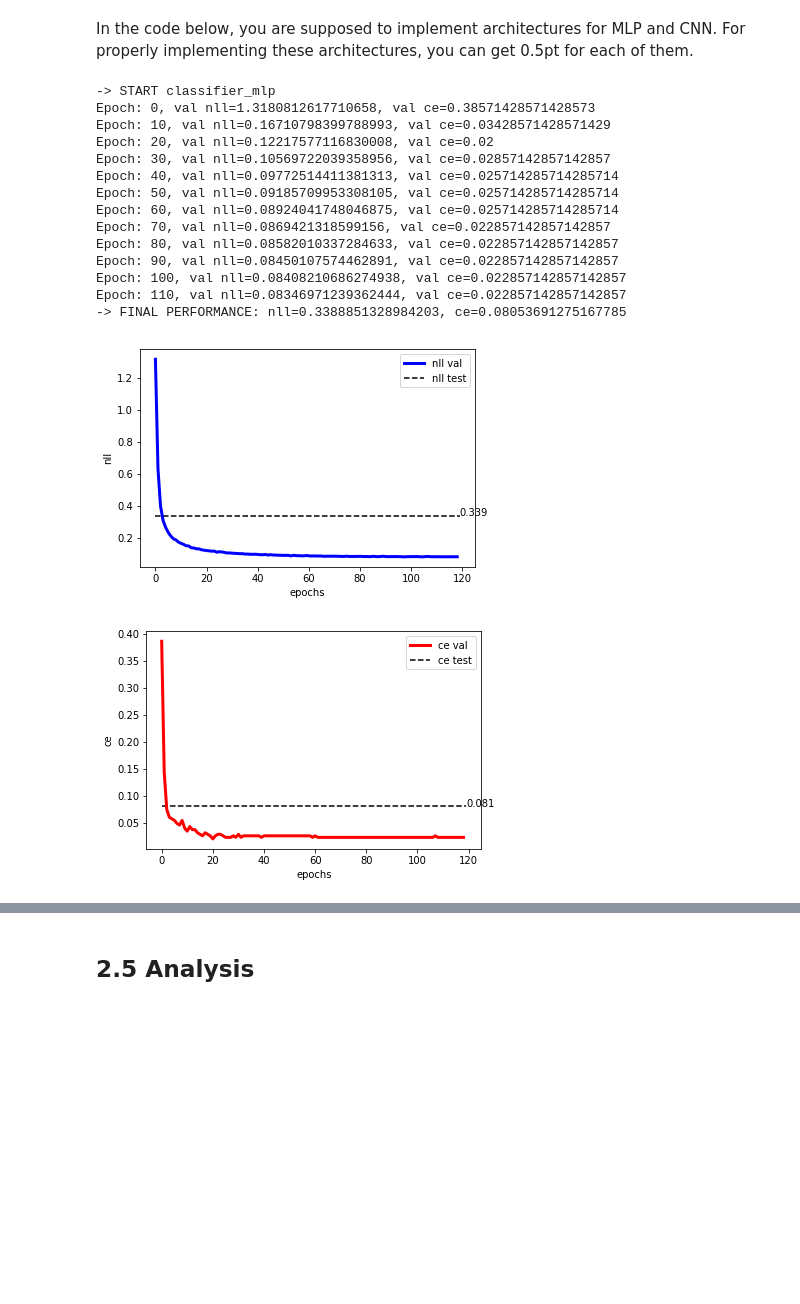
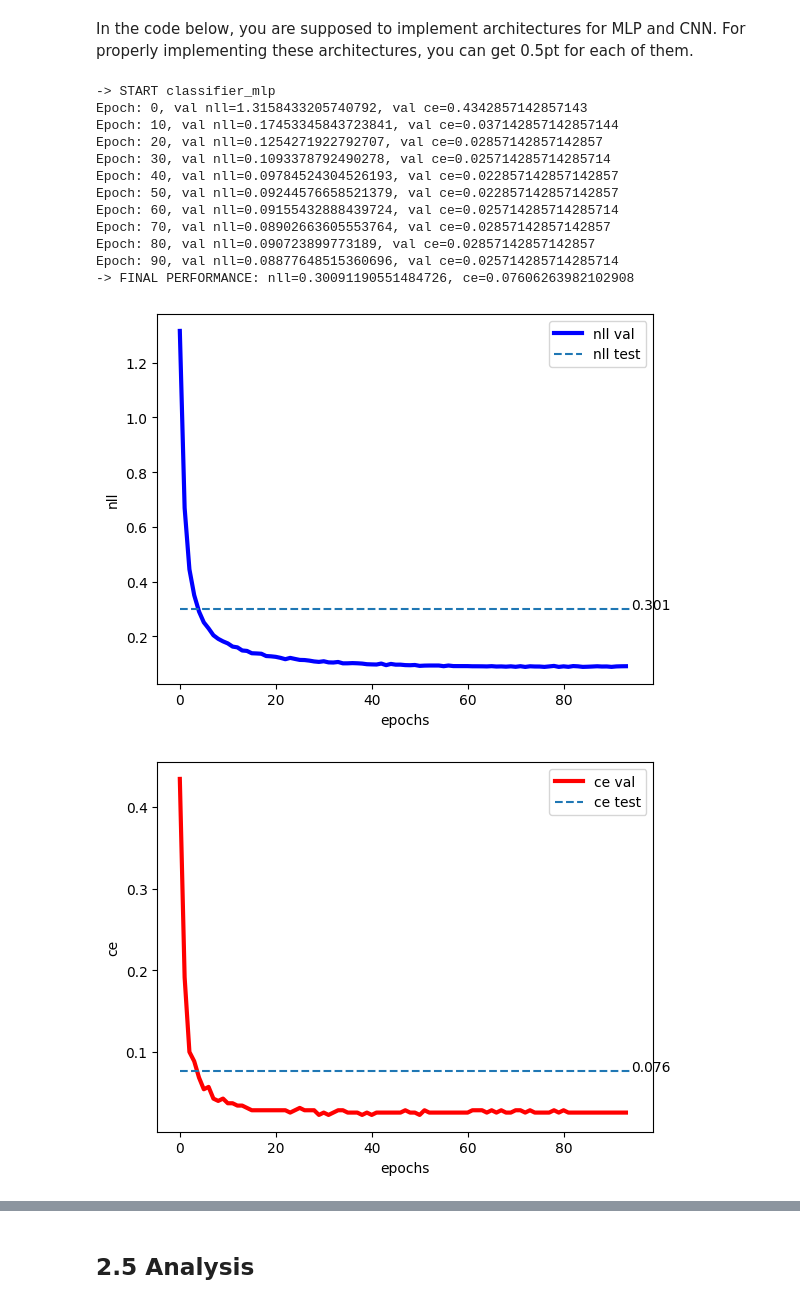
Before and after one commit to iremddemir/computational_intelligence, a Jupyter notebook: assignment_4.ipynb, the cells around one changed output, grey strips where cells are left out. Drawn from its saved outputs; the diff is of its cells as text; code cells hidden in the pictures; blank space fills up the shorter version.

Commit message:
finalize assignment4

```diff
--- a/assignment_4.ipynb
+++ b/assignment_4.ipynb
@@ -43,7 +45,8 @@ drive.mount("/content/gdrive")
 # IF YOU USE COLAB, THIS IS VERY USEFUL! OTHERWISE, PLEASE REMOVE IT.
 # PLEASE CHANGE IT TO YOUR OWN GOOGLE DRIVE!
 #results_dir = "/content/gdrive/My_Drive/Colab Notebooks/TEACHING/"
-results_dir = "./"
+
+results_dir = "/content/gdrive/MyDrive/CI"
 # %%
 # PLEASE DO NOT REMOVE!
 # This is a class for the dataset of small (8px x 8px) digits.
@@ -424,12 +446,13 @@ for name in names:
             ('reshape', Reshape(size=(1, 8, 8))),
             # Flatten the vector
             ('flatten', Flatten()),
-            # Linear layer
+            # Linear layer that has D input and M output neurons
             ('linear1', nn.Linear(D, M)),
-            # ReLU activation
-            ('relu1', nn.ReLU()),
-            # Linear layer
+            # Leaky ReLU activation for non-linearity
+            ('leakyrelu1', nn.LeakyReLU()),
+            # Linear layer that has M input and M output neurons
             ('linear2', nn.Linear(M, M)),
+            # logsoftmax activation as a last layer
             ('logsoftmax', nn.LogSoftmax(dim=1))
 
         ]))
@@ -453,7 +476,7 @@ for name in names:
         # NOTE: Please remember that the output must be LogSoftmax!
         # ------
         # It has the following structure:
-        # conv - leakyrelu - 2x2 max pool - conv - leaky relu - conv - leaky relu - fc layer - leaky relu- fc layer- logsoftmax
+        # conv - leakyrelu - 2x2 max pool - conv - leaky relu - 2x2 max pool - fc layer - leaky relu- fc layer- logsoftmax
         classnet = nn.Sequential(OrderedDict([
             # Reshape the input to a vector
             ('reshape', Reshape(size=(1, 8, 8))),
@@ -461,22 +484,20 @@ for name in names:
             ('conv1', nn.Conv2d(1, num_kernels, kernel_size=3, stride=1, padding=1)),
             # LeakyReLU activation
             ('leakyrelu1', nn.LeakyReLU()),
-            # 2x2 max pooling
+            # MaxPool for downsampling
             ('maxpool1', nn.MaxPool2d(kernel_size=2, stride=2)),
             # 2nd convolutional layer
             ('conv2', nn.Conv2d(num_kernels, num_kernels, kernel_size=3, stride=1, padding=1)),
             # LeakyReLU activation
             ('leakyrelu2', nn.LeakyReLU()),
-            # 3rd convolutional layer
-            ('conv3', nn.Conv2d(num_kernels, num_kernels, kernel_size=3, stride=1, padding=1)),
+            # MaxPool for downsampling
+            ('maxpool2', nn.MaxPool2d(kernel_size=2, stride=2)),
+            # Flatten before fully connected layers
+            ('flatten', Flatten()),
+            # 1st fully connected layer 128 calculated to fit with input of the prior layer
+            ('linear1', nn.Linear(128, M)),
             # LeakyReLU activation
             ('leakyrelu3', nn.LeakyReLU()),
-            # flatten before fully connected layer
-            ('flatten', Flatten()),
-            # 1st fully connected layer
-            ('linear1', nn.Linear(num_kernels * 4 * 4, M)),
-            # LeakyReLU activation
-            ('leakyrelu4', nn.LeakyReLU()),
             # 2nd fully connected layer
             ('linear2', nn.Linear(M, K)),
             # LogSoftmax activation
@@ -503,46 +524,44 @@ for name in names:
         model=model,
         optimizer=optimizer,
         training_loader=training_loader,
         val_loader=val_loader,
     )
 
     # The final evaluation (on the test set)
     test_loss, test_error = evaluation(name=result_dir + name, test_loader=test_loader)
     # write the results to a file
     f = open(result_dir + name + "_test_loss.txt", "w")
     f.write("NLL: " + str(test_loss) + "\nCE: " + str(test_error))
     f.close()
     # create curves
     plot_curve(
         result_dir + name,
         nll_val,
         file_name="_nll_val_curve.pdf",
         ylabel="nll",
         test_eval=test_loss,
     )
     plot_curve(
         result_dir + name,
         error_val,
         file_name="_ca_val_curve.pdf",
         ylabel="ce",
         color="r-",
         test_eval=test_error,
     )
 # %% [output]
 -> START classifier_mlp
-Epoch: 0, val nll=1.3180812617710658, val ce=0.38571428571428573
-Epoch: 10, val nll=0.16710798399788993, val ce=0.03428571428571429
-Epoch: 20, val nll=0.12217577116830008, val ce=0.02
-Epoch: 30, val nll=0.10569722039358956, val ce=0.02857142857142857
-Epoch: 40, val nll=0.09772514411381313, val ce=0.025714285714285714
-Epoch: 50, val nll=0.09185709953308105, val ce=0.025714285714285714
-Epoch: 60, val nll=0.08924041748046875, val ce=0.025714285714285714
-Epoch: 70, val nll=0.0869421318599156, val ce=0.022857142857142857
-Epoch: 80, val nll=0.08582010337284633, val ce=0.022857142857142857
-Epoch: 90, val nll=0.08450107574462891, val ce=0.022857142857142857
-Epoch: 100, val nll=0.08408210686274938, val ce=0.022857142857142857
-Epoch: 110, val nll=0.08346971239362444, val ce=0.022857142857142857
--> FINAL PERFORMANCE: nll=0.3388851328984203, ce=0.08053691275167785
+Epoch: 0, val nll=1.3158433205740792, val ce=0.4342857142857143
+Epoch: 10, val nll=0.17453345843723841, val ce=0.037142857142857144
+Epoch: 20, val nll=0.1254271922792707, val ce=0.02857142857142857
+Epoch: 30, val nll=0.1093378792490278, val ce=0.025714285714285714
+Epoch: 40, val nll=0.09784524304526193, val ce=0.022857142857142857
+Epoch: 50, val nll=0.09244576658521379, val ce=0.022857142857142857
+Epoch: 60, val nll=0.09155432888439724, val ce=0.025714285714285714
+Epoch: 70, val nll=0.08902663605553764, val ce=0.02857142857142857
+Epoch: 80, val nll=0.090723899773189, val ce=0.02857142857142857
+Epoch: 90, val nll=0.08877648515360696, val ce=0.025714285714285714
+-> FINAL PERFORMANCE: nll=0.30091190551484726, ce=0.07606263982102908
-[figure, old version]
+[figure, new version]
-[figure, old version]
+[figure, new version]
 -> START classifier_cnn
```
Also changed, not shown: parts of 29 cells of this notebook, 1 other file.
